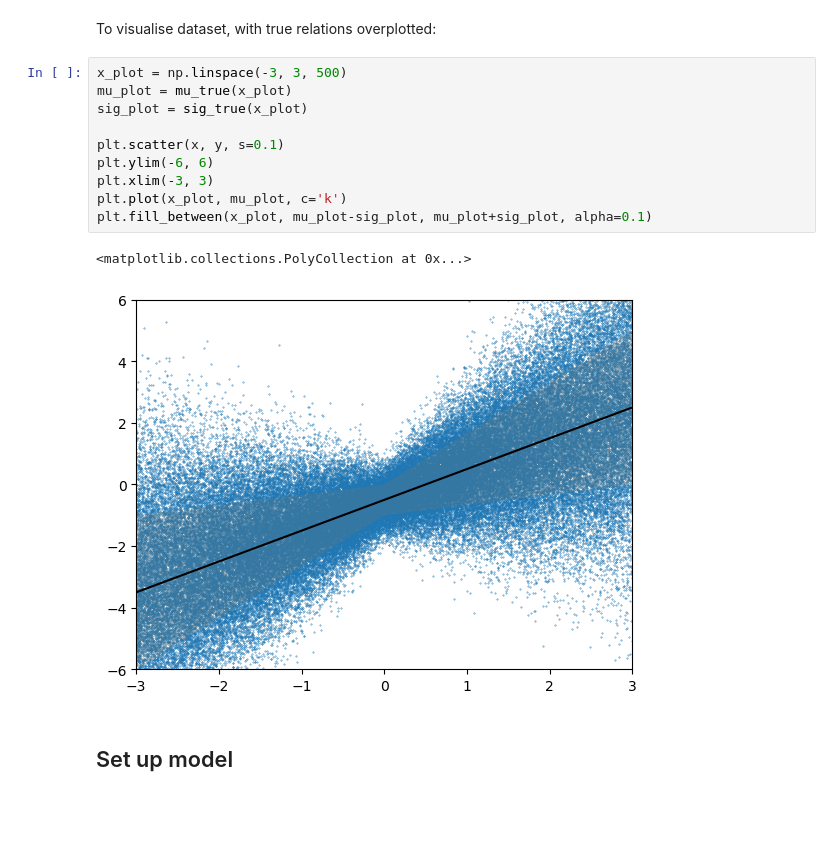
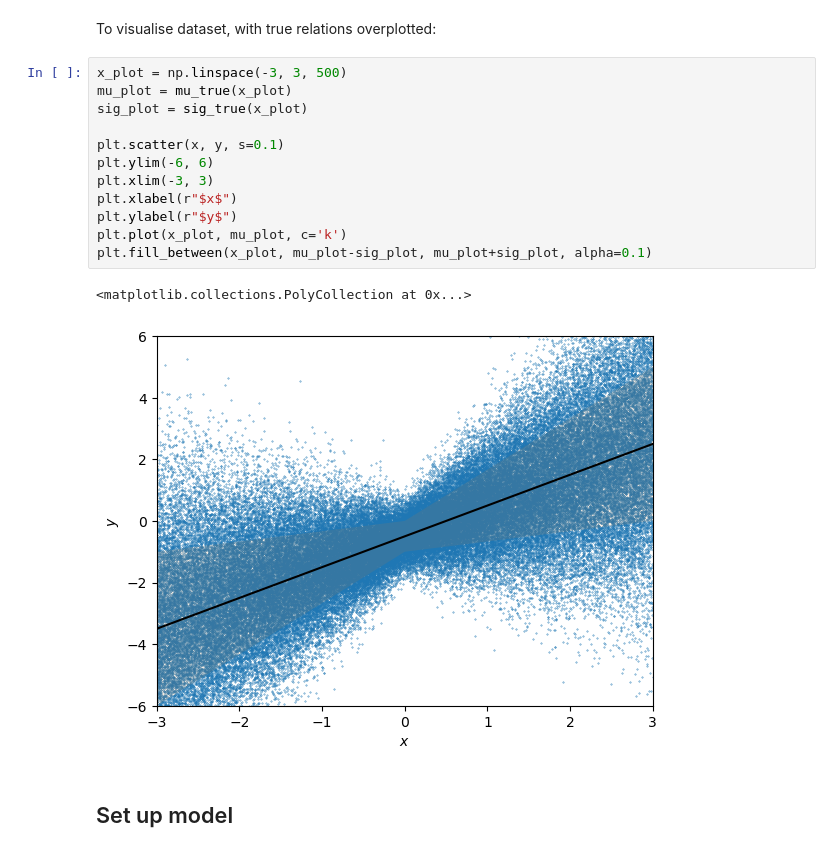
Before and after one commit to aneeshnaik/banyan, a Jupyter notebook: examples/example2_training.ipynb, the cells around one changed output. Drawn from its saved outputs; the diff is of its cells as text; blank space fills up the shorter version.

```diff
--- a/examples/example2_training.ipynb
+++ b/examples/example2_training.ipynb
@@ -55,16 +57,18 @@ To visualise dataset, with true relations overplotted:
 # %%
 x_plot = np.linspace(-3, 3, 500)
 mu_plot = mu_true(x_plot)
 sig_plot = sig_true(x_plot)
 
 plt.scatter(x, y, s=0.1)
 plt.ylim(-6, 6)
 plt.xlim(-3, 3)
+plt.xlabel(r"$x$")
+plt.ylabel(r"$y$")
 plt.plot(x_plot, mu_plot, c='k')
 plt.fill_between(x_plot, mu_plot-sig_plot, mu_plot+sig_plot, alpha=0.1)
 # %% [output]
 <matplotlib.collections.PolyCollection at 0x...>
-[figure, old version]
+[figure, new version]
 # %% [markdown]
 ## Set up model
 # %% [markdown]
```
Also changed, not shown: parts of 17 cells of this notebook.
